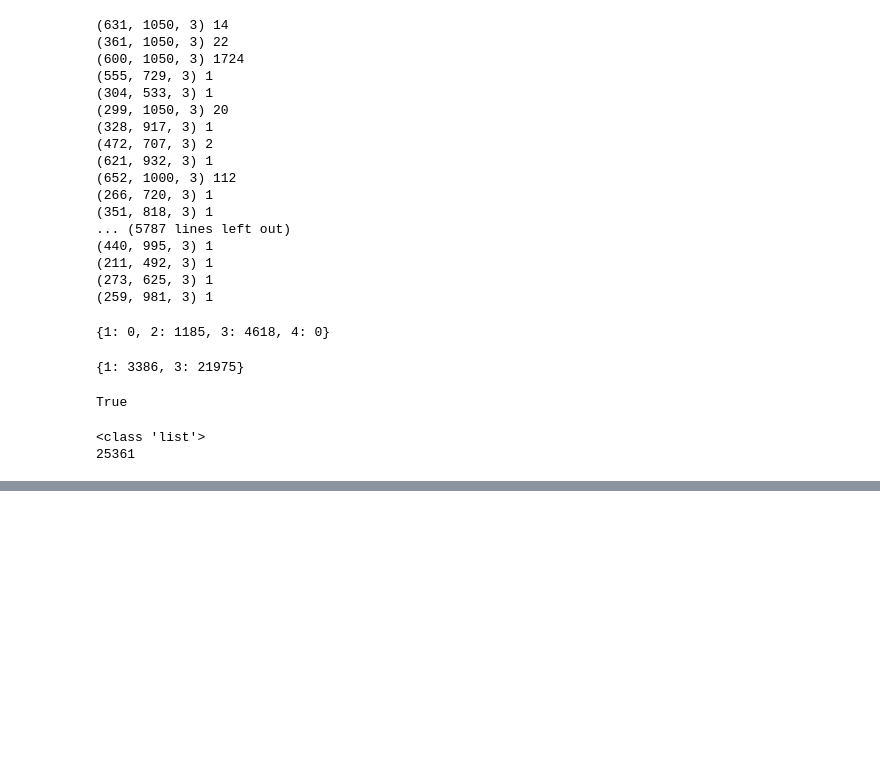
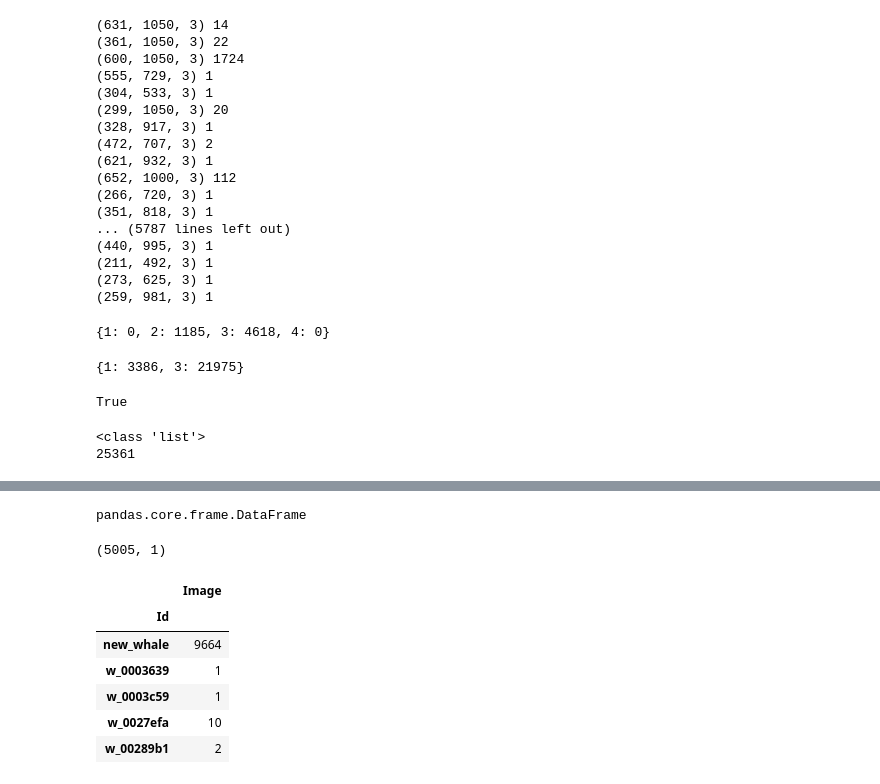
Before and after one commit to contemplat0r/Humpback_Whale_Identification, a Jupyter notebook: first_exp_eda_humpback_whale_identification-2.ipynb, the cells around one changed output, grey strips where cells are left out. Cells and saved outputs as stored; diff of their text form; code cells hidden in the pictures; blank space fills up the shorter version.

Commit message:
Begin investigate train dataset (train_images_description_df) by using .groupby('Id')

```diff
--- a/first_exp_eda_humpback_whale_identification-2.ipynb
+++ b/first_exp_eda_humpback_whale_identification-2.ipynb
@@ -741,3 +741,5 @@ ax.plot(
     color='blue'
 )
 plt.show()
+# %%
+group_by_id_train_images_description_df = train_images_description_df.groupby('Id')
@@ -743,0 +783,20 @@ plt.show()
+# %%
+count_of_images_with_particular_id = group_by_id_train_images_description_df.count()
+# %%
+type(count_of_images_with_particular_id)
+# %% [output]
+pandas.core.frame.DataFrame
+# %%
+count_of_images_with_particular_id.shape
+# %% [output]
+(5005, 1)
+# %%
+count_of_images_with_particular_id.head()
+# %% [output]
+|  | Image |
+| Id |  |
+| new_whale | 9664 |
+| w_0003639 | 1 |
+| w_0003c59 | 1 |
+| w_0027efa | 10 |
+| w_00289b1 | 2 |
```
Also changed, not shown: parts of 2 cells of this notebook.
